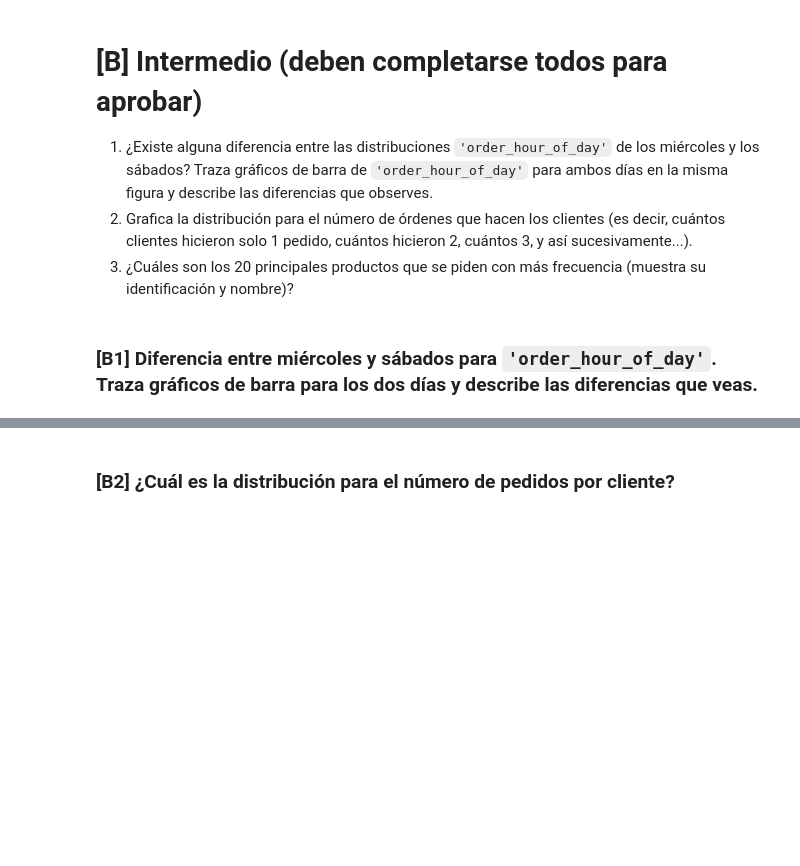
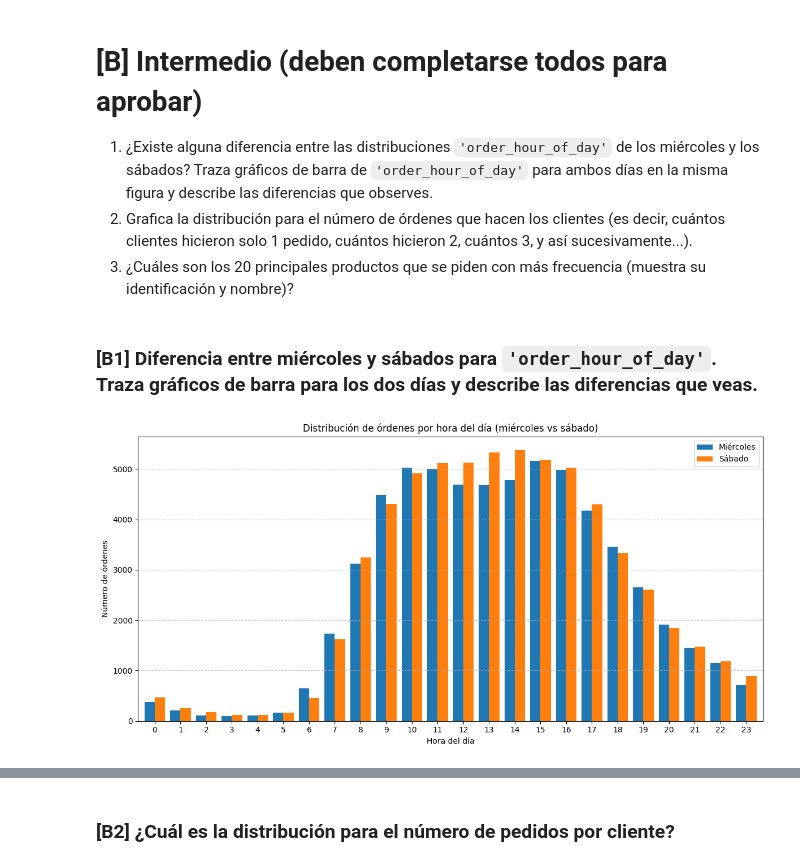
Before and after one commit to RulasBoy/TripleTen-Bootcamp, a Jupyter notebook: Sprint 4/Sprint 4.ipynb, the cells around one changed output, grey strips where cells are left out. Saved outputs shown, nothing was run; the diff lists cells and outputs as text; code cells hidden in the pictures; blank space fills up the shorter version.

```diff
--- a/Sprint 4/Sprint 4.ipynb
+++ b/Sprint 4/Sprint 4.ipynb
@@ -743,7 +743,26 @@ Con la información consistente se puede apreciar que el pico de la mayoría de
 # %% [markdown]
 ### [B1] Diferencia entre miércoles y sábados para  `'order_hour_of_day'`. Traza gráficos de barra para los dos días y describe las diferencias que veas.
 # %%
-# Filtrar datos para miércoles
-miercoles = df_orders[df_orders['order_dow'] == 2]['order_hour_of_day']
-sabados = df_orders[df_orders['order_dow'] == 5]['order_hour_of_day']
+# Filtrar datos para miércoles y sábados
+ordenes_mie_sab = df_orders[df_orders['order_dow'].isin([3, 6])]
+# %%
+# Agrupar y contar pedidos por hora para cada día
+ordenes_mie_sab = ordenes_mie_sab.groupby(['order_dow', 'order_hour_of_day']).size().unstack(fill_value=0)
+# %%
+# Graficar usando plot() directamente con los argumentos deseados
+ordenes_mie_sab.T.plot(
+    kind='bar',
+    figsize=(12, 6),
+    width=0.8,
+    title='Distribución de órdenes por hora del día (miércoles vs sábado)',
+    xlabel='Hora del día',
+    ylabel='Número de órdenes',
+    rot=0,
+)
+plt.grid(axis='y', linestyle='--', alpha=0.7)
+plt.tight_layout()
+plt.legend(['Miércoles', 'Sábado'])
+plt.show()
+# %% [output]
+[figure, added]
 # %% [markdown]
```
Also changed, not shown: parts of 29 cells of this notebook.
